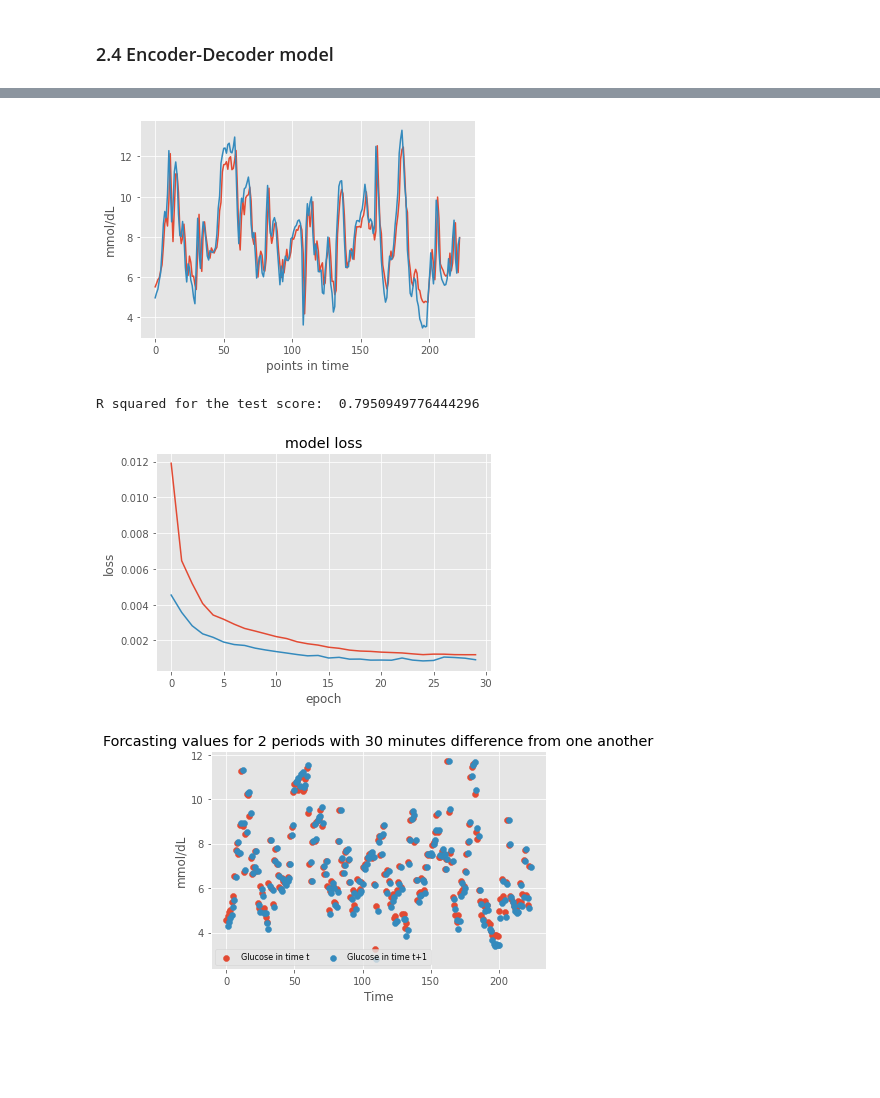
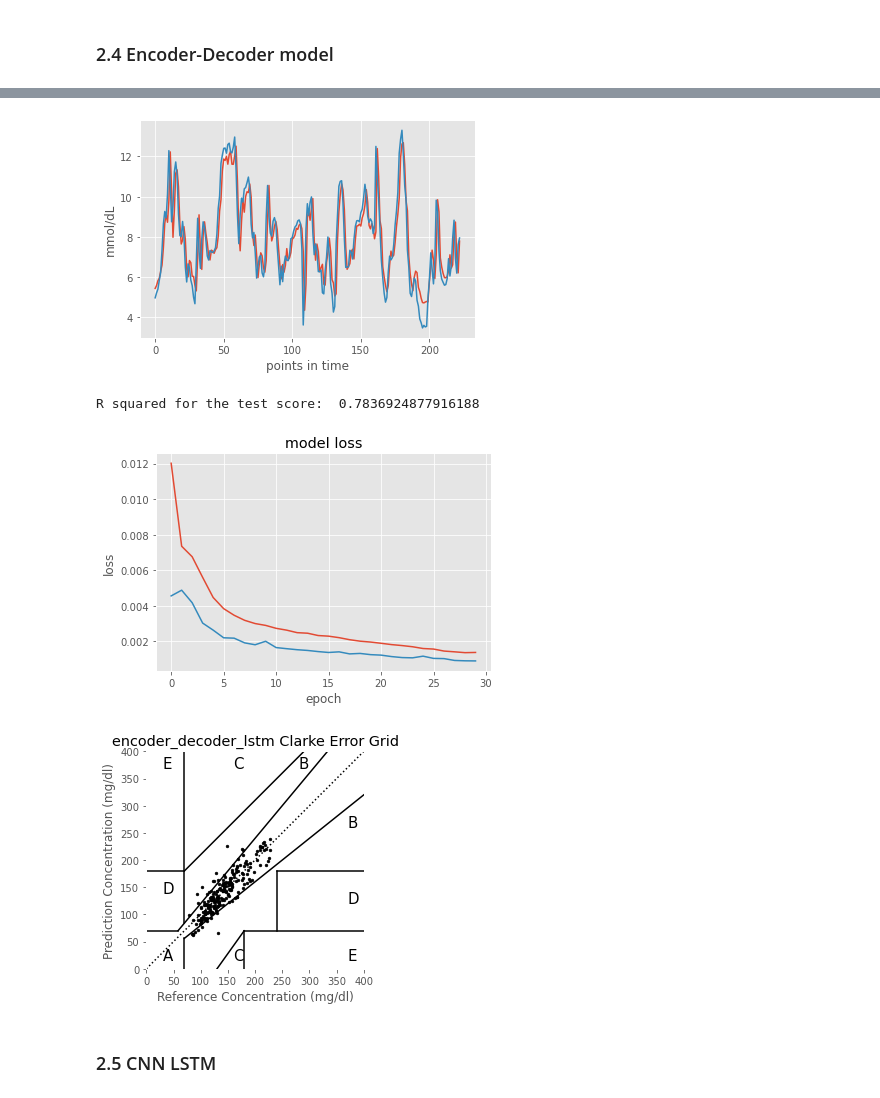
Before and after one commit to mnanchev/deep_learning, a Jupyter notebook: lstm.ipynb, the cells around one changed output, grey strips where cells are left out. Saved outputs shown, nothing was run; the diff lists cells and outputs as text; code cells hidden in the pictures; blank space fills up the shorter version.

```diff
--- a/lstm.ipynb
+++ b/lstm.ipynb
@@ -131,10 +133,10 @@ def scheduler(epoch, lr):
 	else:
 		return lr * tf.math.exp(-0.1)
 
-def create_model(architecture, trainX, trainY, testX, testY, loss='mean_squared_error', optimizer='adam',model_name="",patience=5):
+def create_model(architecture, trainX, trainY, testX, testY, loss='mean_squared_error', optimizer='adam',model_name="",patience=0):
 	model = tf.keras.Sequential(architecture)
 	model.compile(loss=loss, optimizer=optimizer)
-	es = EarlyStopping(monitor='val_loss', mode='auto', patience=patience, restore_best_weights=True)
+	es = EarlyStopping(monitor='loss', mode='auto', patience=patience, restore_best_weights=True)
 	history = model.fit(trainX, trainY, validation_data=(testX, testY) ,epochs=100, batch_size=1,callbacks=[es, tensorboard],verbose=2)
 	model.summary()
 	model.save(model_name)
@@ -162,13 +164,17 @@ def create_model(architecture, trainX, trainY, testX, testY, loss='mean_squared_
 		plt.title('model loss')
 		plt.ylabel('loss')
 		plt.xlabel('epoch')
-
+		plt.show()
+		plot, zone = clarke_error_grid(testPredict*18, np.array(testY_inverse*18),model_name)
 		plt.show()
 	else:
 		testPredict = model.predict(testX)
 		testY_inverse  = inverse_min_max_scaling(testY, 2.2, 36)
 		mean_value = [(values[0] + values[1])/2.0 for values in testPredict]
 		mean_value = inverse_min_max_scaling(mean_value, 2.2, 36)
+
+		testScore = math.sqrt(mean_squared_error(testY_inverse, mean_value))
+		print('Test Score: %.2f RMSE' % (testScore))
 		plt.xlabel("points in time")
 		plt.ylabel("mmol/dL")
 		plt.plot(mean_value)
@@ -182,6 +188,8 @@ def create_model(architecture, trainX, trainY, testX, testY, loss='mean_squared_
 		plt.ylabel('loss')
 		plt.xlabel('epoch')
 		plt.show()
+		plot, zone = clarke_error_grid(mean_value*18, np.array(testY_inverse*18),model_name)
+		plt.show()
 	return model
 # %%
 plot_line_chart(blood_glucose_dataset.DATETIME, blood_glucose_dataset.BLOOD_GLUCOSE, title = "Blood Glucose/5min", xlabel = "Time", ylabel = "Blood Glucose")
@@ -271,6 +280,6 @@ vanilla_lstm_architecture = [
   layers.Dense(1)
 ]
 
-vanilla_lstm_model = create_model(vanilla_lstm_architecture, trainX, trainY, testX, testY, model_name="vanilla", patience=5)
+vanilla_lstm_model = create_model(vanilla_lstm_architecture, trainX, trainY, testX, testY, model_name="vanilla", patience=1)
 # %% [output]
 Epoch 1/100
@@ -454,24 +468,24 @@ encoder_decoder_lstm_architecture = [
   layers.TimeDistributed(layers.Dense(1))
 ]
 
-encoder_decoder_lstm_model = create_model(encoder_decoder_lstm_architecture, trainX, trainY, testX, testY, model_name="encoder_decoder_lstm", patience=5)
+encoder_decoder_lstm_model = create_model(encoder_decoder_lstm_architecture, trainX, trainY, testX, testY, model_name="encoder_decoder_lstm",patience=1)
 multiple_output_values = encoder_decoder_lstm_model.predict(testX)
 initial_forecast = inverse_min_max_scaling([values[0] for values in multiple_output_values],1.0,36.0)
 next_forecast = inverse_min_max_scaling([values[1] for values in multiple_output_values],1.0,36.0)
 initial_forcast_index = [i for i in range(len(initial_forecast))]
 next_forcast_index = [i+1 for i in range(len(initial_forecast))]
-initial = plt.scatter(initial_forcast_index,initial_forecast)
-next = plt.scatter(next_forcast_index,next_forecast)
-plt.title('Forcasting values for 2 periods with 30 minutes difference from one another')
-plt.xlabel('Time')
-plt.ylabel('mmol/dL')
+# initial = plt.scatter(initial_forcast_index,initial_forecast)
+# next = plt.scatter(next_forcast_index,next_forecast)
+# plt.title('Forcasting values for 2 periods with 30 minutes difference from one another')
+# plt.xlabel('Time')
+# plt.ylabel('mmol/dL')
 
-plt.legend((initial, next),
-           ('Glucose in time t', 'Glucose in time t+1'),
-           scatterpoints=1,
-           loc='lower left',
-           ncol=3,
-           fontsize=8)
-plt.show()
+# plt.legend((initial, next),
+#            ('Glucose in time t', 'Glucose in time t+1'),
+#            scatterpoints=1,
+#            loc='lower left',
+#            ncol=3,
+#            fontsize=8)
+# plt.show()
 # %% [output]
 Epoch 1/100
@@ -494,4 +508,6 @@ INFO:tensorflow:Assets written to: encoder_decoder_lstm/assets
-[figure, old version]
+[figure, new version]
-R squared for the test score:  0.7950949776444296
+R squared for the test score:  0.7836924877916188
-[figure, old version]
+[figure, new version]
-[figure, old version]
+[figure, new version]
+# %% [markdown]
+### 2.5 CNN LSTM
```
Also changed, not shown: parts of 10 cells of this notebook, 2 other files.
